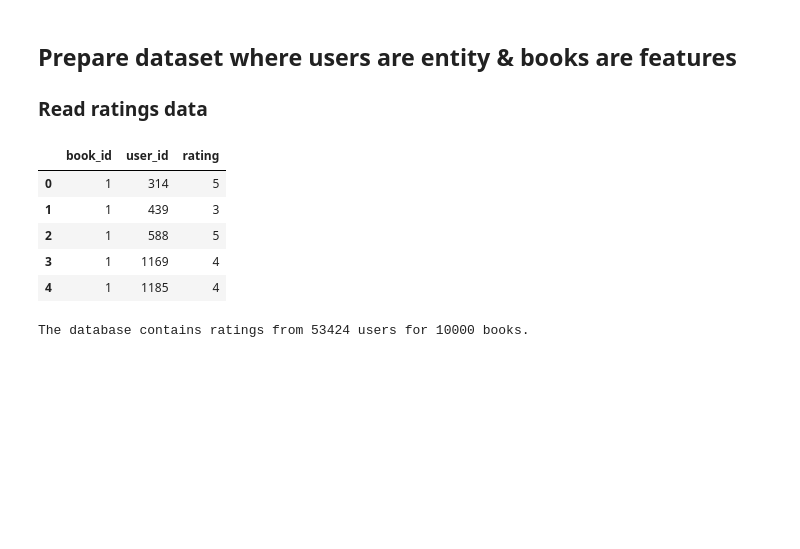
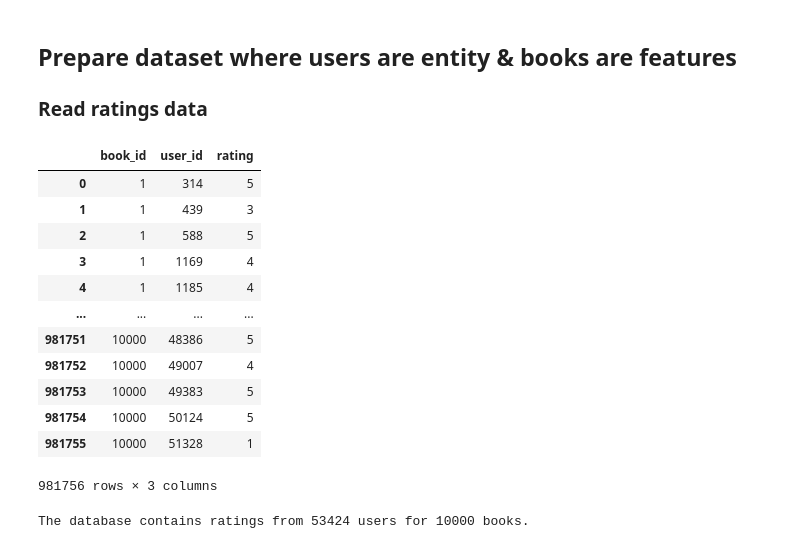
Before and after one commit to ornwipa/book_recommender, a Jupyter notebook: recommender.ipynb, the cells around one changed output. Cells and saved outputs as stored; diff of their text form; code cells hidden in the pictures; blank space fills up the shorter version.

```diff
--- a/recommender.ipynb
+++ b/recommender.ipynb
@@ -11,14 +11,21 @@ ratings = pd.read_csv("data/ratings.csv")
 n_users = ratings.user_id.unique().shape[0] # 53424 users
 n_books = ratings.book_id.unique().shape[0] # 10000 books
 # %%
-ratings.head()
+ratings
 # %% [output]
 |  | book_id | user_id | rating |
 | 0 | 1 | 314 | 5 |
 | 1 | 1 | 439 | 3 |
 | 2 | 1 | 588 | 5 |
 | 3 | 1 | 1169 | 4 |
 | 4 | 1 | 1185 | 4 |
+| ... | ... | ... | ... |
+| 981751 | 10000 | 48386 | 5 |
+| 981752 | 10000 | 49007 | 4 |
+| 981753 | 10000 | 49383 | 5 |
+| 981754 | 10000 | 50124 | 5 |
+| 981755 | 10000 | 51328 | 1 |
+981756 rows × 3 columns
 # %%
 print("The database contains ratings from", n_users, "users for", n_books, "books.")
 # %% [output]
```
Also changed, not shown: parts of 3 cells of this notebook.
